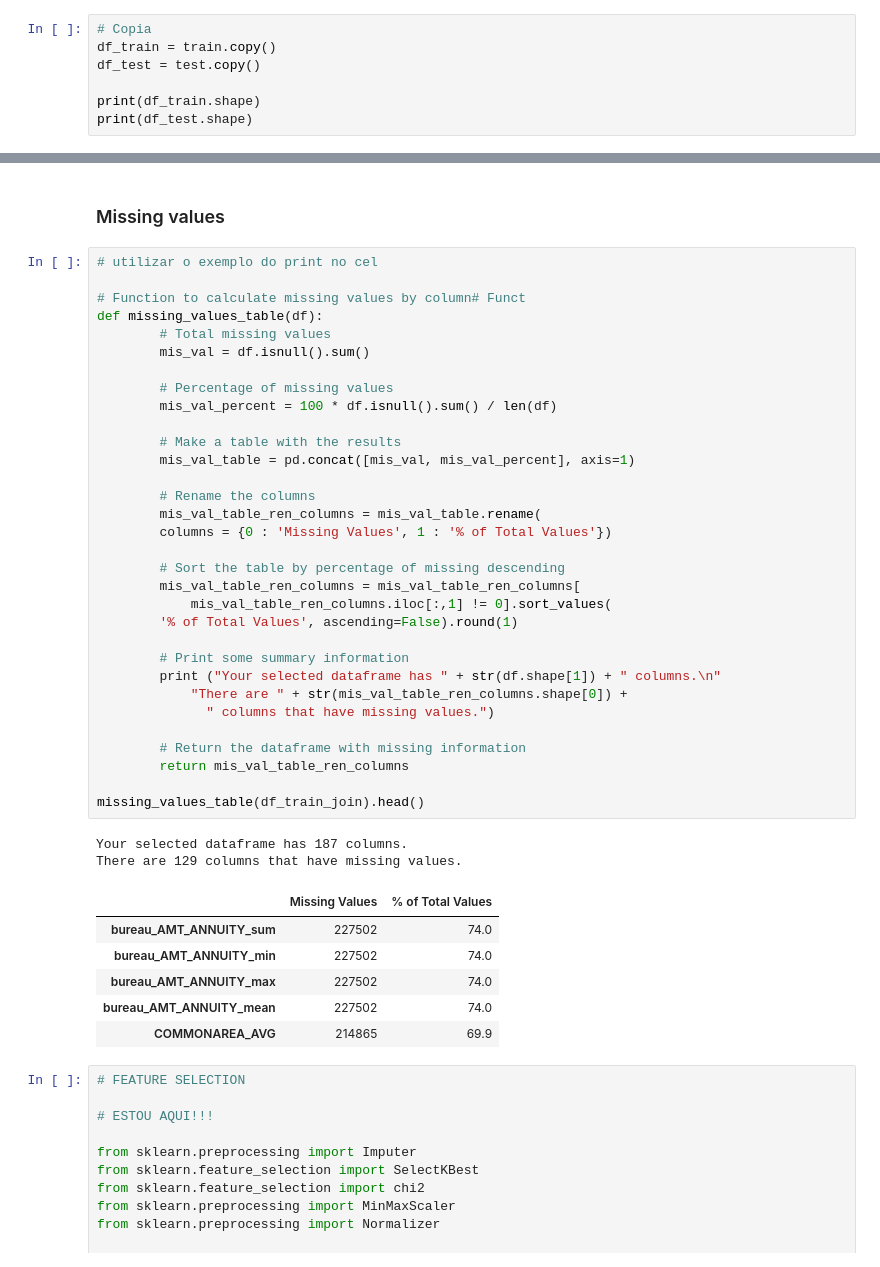
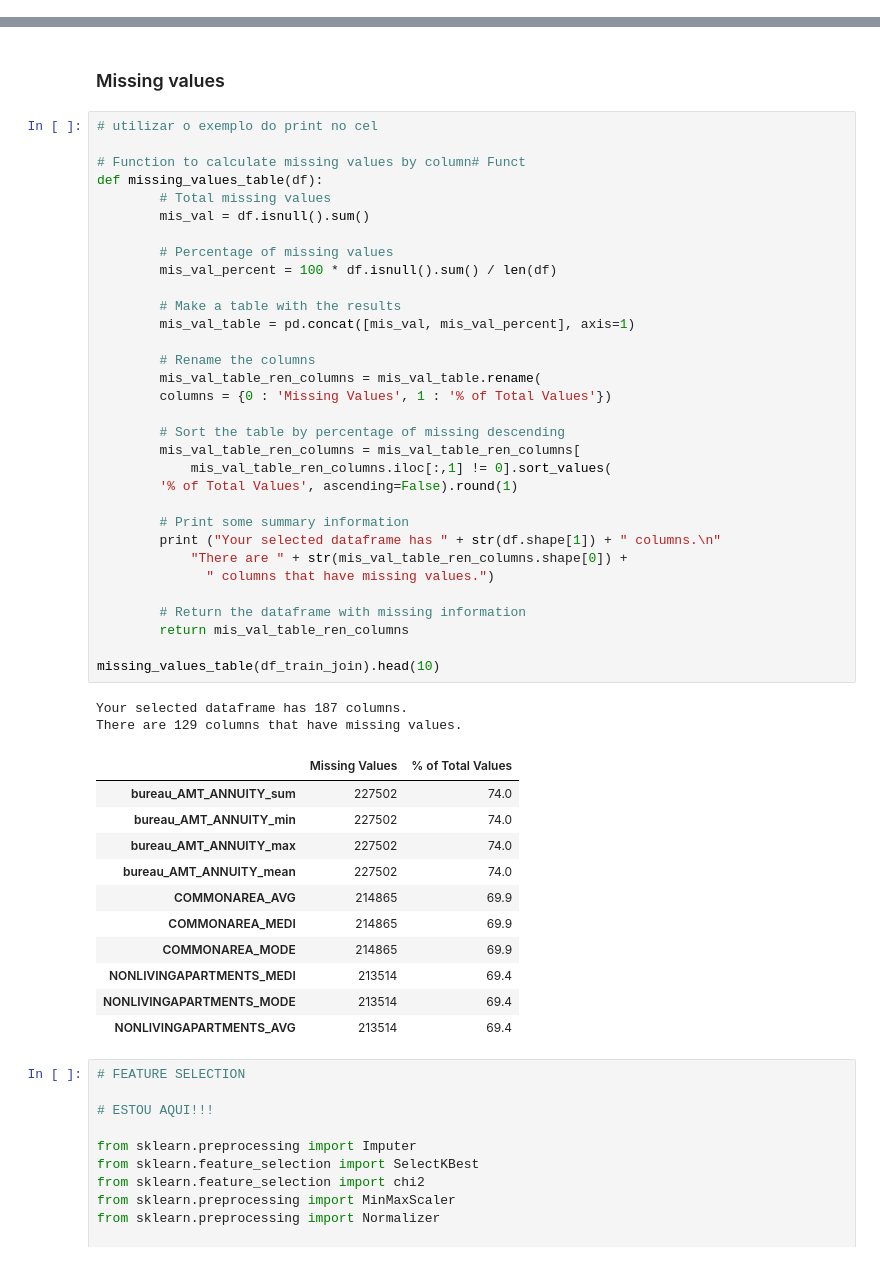
Before and after one commit to balbidatascience/kaggle-home-credit-risk, a Jupyter notebook: Kenel-pipeline-Copy1.ipynb, the cells around one changed output, grey strips where cells are left out. Saved outputs shown, nothing was run; the diff lists cells and outputs as text.

```diff
--- a/Kenel-pipeline-Copy1.ipynb
+++ b/Kenel-pipeline-Copy1.ipynb
@@ -162,7 +164,0 @@ Time it took to load all the data: 60.2567s
-# %%
-# Copia
-df_train = train.copy()
-df_test = test.copy()
-
-print(df_train.shape)
-print(df_test.shape)
@@ -303,34 +319,39 @@ def missing_values_table(df):
 
         # Make a table with the results
         mis_val_table = pd.concat([mis_val, mis_val_percent], axis=1)
 
         # Rename the columns
         mis_val_table_ren_columns = mis_val_table.rename(
         columns = {0 : 'Missing Values', 1 : '% of Total Values'})
 
         # Sort the table by percentage of missing descending
         mis_val_table_ren_columns = mis_val_table_ren_columns[
             mis_val_table_ren_columns.iloc[:,1] != 0].sort_values(
         '% of Total Values', ascending=False).round(1)
 
         # Print some summary information
         print ("Your selected dataframe has " + str(df.shape[1]) + " columns.\n"
             "There are " + str(mis_val_table_ren_columns.shape[0]) +
               " columns that have missing values.")
 
         # Return the dataframe with missing information
         return mis_val_table_ren_columns
 
-missing_values_table(df_train_join).head()
+missing_values_table(df_train_join).head(10)
 # %% [output]
 Your selected dataframe has 187 columns.
 There are 129 columns that have missing values.
 |  | Missing Values | % of Total Values |
 | bureau_AMT_ANNUITY_sum | 227502 | 74.0 |
 | bureau_AMT_ANNUITY_min | 227502 | 74.0 |
 | bureau_AMT_ANNUITY_max | 227502 | 74.0 |
 | bureau_AMT_ANNUITY_mean | 227502 | 74.0 |
 | COMMONAREA_AVG | 214865 | 69.9 |
+| COMMONAREA_MEDI | 214865 | 69.9 |
+| COMMONAREA_MODE | 214865 | 69.9 |
+| NONLIVINGAPARTMENTS_MEDI | 213514 | 69.4 |
+| NONLIVINGAPARTMENTS_MODE | 213514 | 69.4 |
+| NONLIVINGAPARTMENTS_AVG | 213514 | 69.4 |
 # %%
 # FEATURE SELECTION
 
```
Also changed, not shown: parts of 7 cells of this notebook, 1 other file.
